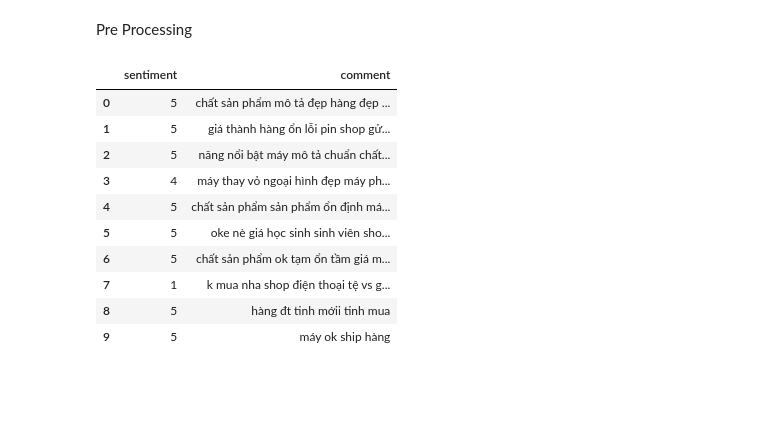
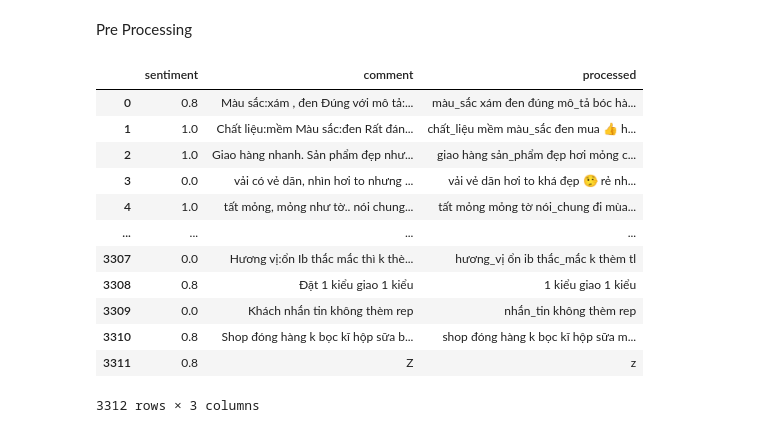
Before and after one commit to congvan1/sentiment_classification-, a Jupyter notebook: main.ipynb, the cells around one changed output. Saved outputs shown, nothing was run; the diff lists cells and outputs as text; code cells hidden in the pictures; blank space fills up the shorter version.

```diff
--- a/main.ipynb
+++ b/main.ipynb
@@ -8,5 +14,5 @@ import matplotlib.pyplot as plt
 # %%
-data = pd.read_csv('dataset.csv')
-data.head(10)
+data = pd.read_csv('reviews.csv')
+data
 # %% [output]
 |  | sentiment | comment |
@@ -31,60 +44,64 @@ plt.show()
 # %% [markdown]
 Pre Processing
+# %%
+stop_words = []
+with open('vietnamese-stopwords.txt', encoding='utf-8') as f:
+    stop_words = [t for t in f.read().split('\n')]
 # %%
-# Defining regex patterns.
-urlPattern        = r"((http://)[^ ]*|(https://)[^ ]*|(www\.)[^ ]*)"
-alphaPattern      = "[^a-z0-9<>]"
+
 sequencePattern   = r"(.)\1\1+"
-seqReplacePattern = r"\1\1"
+seqReplacePattern = r"\1"
 
 # Defining regex for emojis
 smile_emoji        = r"[8:=;]['`\-]?[)d]+"
 sad_emoji          = r"[8:=;]['`\-]?\(+"
 neutral_emoji      = r"[8:=;]['`\-]?[\/|l*]"
-lol_emoji          = r"[8:=;]['`\-]?p+"
-
-data_stop_words = requests.urlopen(r"https://raw.githubusercontent.com/stopwords/vietnamese-stopwords/master/vietnamese-stopwords-dash.txt")
-stop_words = [item.decode("utf-8").strip() for item in list(data_stop_words)]
 
 def preprocess(input:str):
+    input = unicodedata.normalize('NFC', input)
 
     # Lower
     input = input.lower()
     # clean
     input = input.strip().replace('\n', '')
 
-    # Replace 3 or more consecutive letters by 2 letter.
     input = re.sub(sequencePattern, seqReplacePattern, input)
 
     # Replace all emojis.
     input = re.sub(r'<3', 'tim', input)
-    input = re.sub(smile_emoji, 'cười', input)
+    input = re.sub(smile_emoji, 'vui', input)
     input = re.sub(sad_emoji, 'buồn', input)
     input = re.sub(neutral_emoji, 'bình thường', input)
-    input = re.sub(lol_emoji, 'vui', input)
 
     # Keep word
-    input = re.sub('\[.*?\]', ' ', input)
     input = re.sub('https?://\S+|www\.\S+', ' ', input)
-    input = re.sub('<.*?>+', ' ', input)
     input = re.sub('[%s]' % re.escape(string.punctuation), ' ', input)
-    input = re.sub('\n', ' ', input)
-    input = re.sub('\w*\d\w*', ' ', input)
+
+    input = ViTokenizer.tokenize(input)
 
     return ' '.join([word for word in input.split() if word not in stop_words])
 
 data.dropna()
-data["comment"] = data["comment"].apply(lambda x: preprocess(x))
+data["processed"] = data["comment"].apply(lambda x: preprocess(x))
 data.head(10)
+
+def scale(x:int):
+    if x > 3:
+        return x/5
+    return 0
+data["sentiment"] = data["sentiment"].apply(lambda x: scale(x))
+data
 # %% [output]
-|  | sentiment | comment |
-| 0 | 5 | chất sản phẩm mô tả đẹp hàng đẹp ... |
-| 1 | 5 | giá thành hàng ổn lỗi pin shop gử... |
-| 2 | 5 | năng nổi bật máy mô tả chuẩn chất... |
-| 3 | 4 | máy thay vỏ ngoại hình đẹp máy ph... |
-| 4 | 5 | chất sản phẩm sản phẩm ổn định má... |
-| 5 | 5 | oke nè giá học sinh sinh viên sho... |
-| 6 | 5 | chất sản phẩm ok tạm ổn tầm giá m... |
-| 7 | 1 | k mua nha shop điện thoại tệ vs g... |
-| 8 | 5 | hàng đt tinh mớii tinh mua |
-| 9 | 5 | máy ok ship hàng |
+|  | sentiment | comment | processed |
+| 0 | 0.8 | Màu sắc:xám , đen Đúng với mô tả:... | màu_sắc xám đen đúng mô_tả bóc hà... |
+| 1 | 1.0 | Chất liệu:mềm Màu sắc:đen Rất đán... | chất_liệu mềm màu_sắc đen mua 👍 h... |
+| 2 | 1.0 | Giao hàng nhanh. Sản phẩm đẹp như... | giao hàng sản_phẩm đẹp hơi mỏng c... |
+| 3 | 0.0 | vải có vẻ dãn, nhìn hơi to nhưng ... | vải vẻ dãn hơi to khá đẹp 🤥 rẻ nh... |
+| 4 | 1.0 | tất mỏng, mỏng như tờ.. nói chung... | tất mỏng mỏng tờ nói_chung đi mùa... |
+| ... | ... | ... | ... |
+| 3307 | 0.0 | Hương vị:ổn Ib thắc mắc thì k thè... | hương_vị ổn ib thắc_mắc k thèm tl |
+| 3308 | 0.8 | Đặt 1 kiểu giao 1 kiểu | 1 kiểu giao 1 kiểu |
+| 3309 | 0.0 | Khách nhắn tin không thèm rep | nhắn_tin không thèm rep |
+| 3310 | 0.8 | Shop đóng hàng k bọc kĩ hộp sữa b... | shop đóng hàng k bọc kĩ hộp sữa m... |
+| 3311 | 0.8 | Z | z |
+3312 rows × 3 columns
```
Also changed, not shown: parts of 19 cells of this notebook, 6 other files.
